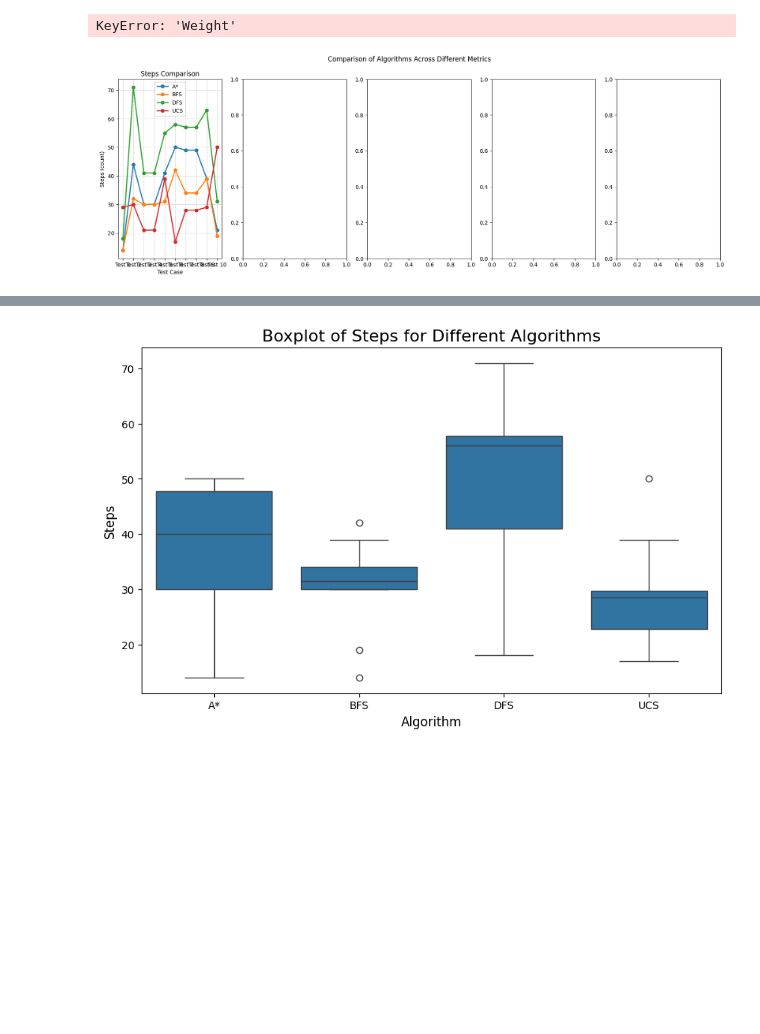
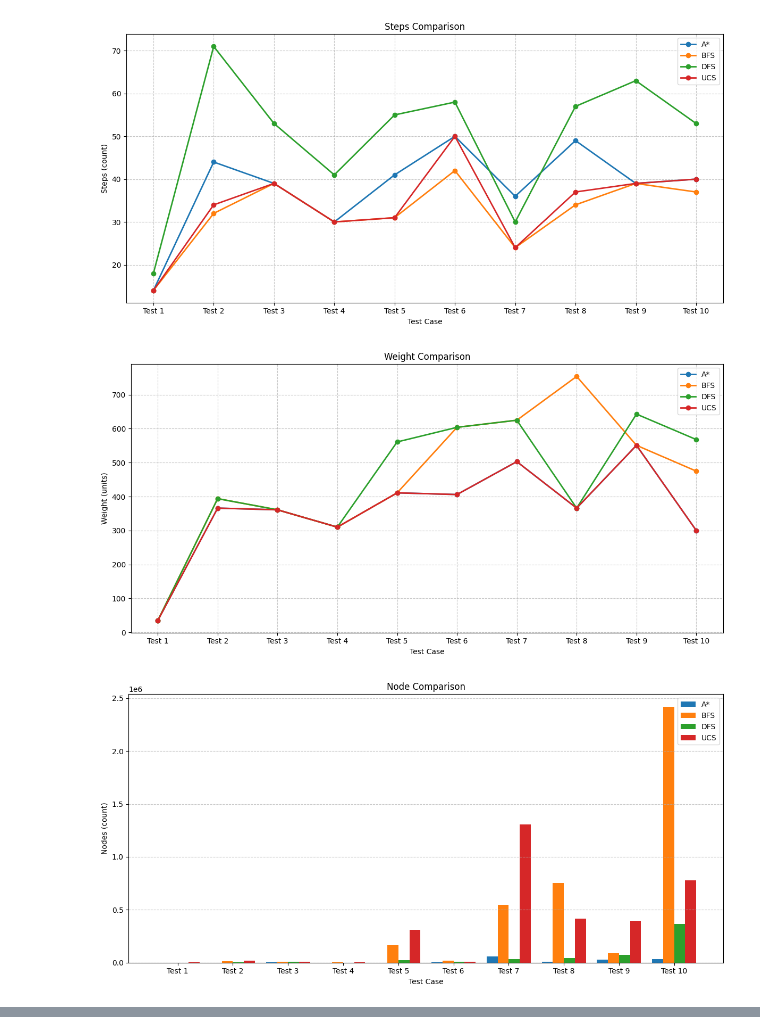
Before and after one commit to vantu-fit/AlgoMaze, a Jupyter notebook: output/metrics.ipynb, the cells around one changed output, grey strips where cells are left out. Cells and saved outputs as stored; diff of their text form; code cells hidden in the pictures; blank space fills up the shorter version.

Commit message:
add: comparision metrics

```diff
--- a/output/metrics.ipynb
+++ b/output/metrics.ipynb
@@ -177,57 +132,50 @@ algorithms = ["A*", "BFS", "DFS", "UCS"]
 metrics_keys = ["Steps", "Weight", "Node", "Time", "Memory"]
 y_labels = {
     "Steps": "Steps (count)",
     "Weight": "Weight (units)",
     "Node": "Nodes (count)",
     "Time": "Time (ms)",
     "Memory": "Memory (MB)"
 }
 
 # Số lượng test cases
 num_test_cases = len(metrics["A*"]["Steps"])
 
-# Tạo một figure với 1 hàng và 5 cột subplot
-fig, axs = plt.subplots(1, 5, figsize=(20, 6))  # 1 hàng và 5 cột
-fig.suptitle("Comparison of Algorithms Across Different Metrics")
-
-# Vẽ đường cho 'Steps' và 'Weight', còn lại vẽ biểu đồ cụm
+# Vẽ từng biểu đồ riêng biệt
 for idx, metric_key in enumerate(metrics_keys):
-    ax = axs[idx]  # Chọn subplot theo chỉ số idx
+    plt.figure(figsize=(12 , 6 ))
+    plt.title(f"{metric_key} Comparison")
 
     if metric_key in ["Steps", "Weight"]:
         # Biểu đồ đường (line plot) cho Steps và Weight
         for i, algo in enumerate(algorithms):
             data = [float(value) for value in metrics[algo][metric_key]]
-            ax.plot(range(1, len(data) + 1), data, label=algo, marker='o', linestyle='-', linewidth=2)
+            plt.plot(range(1, len(data) + 1), data, label=algo, marker='o', linestyle='-', linewidth=2)
 
-        ax.set_title(f"{metric_key} Comparison")
-        ax.set_xlabel("Test Case")
-        ax.set_ylabel(y_labels[metric_key])
-        ax.set_xticks(range(1, num_test_cases + 1))
-        ax.set_xticklabels([f"Test {i+1}" for i in range(num_test_cases)])
-        ax.legend()
-        ax.grid(True, linestyle="--", alpha=0.7)
+        plt.xlabel("Test Case")
+        plt.ylabel(y_labels[metric_key])
+        plt.xticks(range(1, num_test_cases + 1), [f"Test {i+1}" for i in range(num_test_cases)])
+        plt.legend()
+        plt.grid(True, linestyle="--", alpha=0.7)
 
     else:
         # Biểu đồ cụm (clustered bar chart) cho Node, Time, và Memory
         x = np.arange(num_test_cases)  # Vị trí cho các nhóm cột
         width = 0.2  # Độ rộng của từng cột
 
         for i, algo in enumerate(algorithms):
             data = [float(value) for value in metrics[algo][metric_key]]
-            ax.bar(x + i * width, data, width, label=algo)
+            plt.bar(x + i * width, data, width, label=algo)
 
-        ax.set_title(f"{metric_key} Comparison")
-        ax.set_xlabel("Test Case")
-        ax.set_ylabel(y_labels[metric_key])
-        ax.set_xticks(x + width * 1.5)
-        ax.set_xticklabels([f"Test {i+1}" for i in range(num_test_cases)])
-        ax.legend()
-        ax.grid(True, axis="y", linestyle="--", alpha=0.7)
+        plt.xlabel("Test Case")
+        plt.ylabel(y_labels[metric_key])
+        plt.xticks(x + width * 1.5, [f"Test {i+1}" for i in range(num_test_cases)])
+        plt.legend()
+        plt.grid(True, axis="y", linestyle="--", alpha=0.7)
 
-# Điều chỉnh khoảng cách giữa các subplots
-plt.tight_layout(rect=[0, 0, 1, 0.96])  # Chừa khoảng trống cho tiêu đề chính
-plt.show()
+    plt.tight_layout()
+    plt.show()
 # %% [output]
-KeyError: 'Weight'
-[figure, old version]
+[figure, new version]
+[figure, added]
+[figure, added]
@@ -234,29 +183,0 @@ KeyError: 'Weight'
-# %%
-import matplotlib.pyplot as plt
-import seaborn as sns
-import pandas as pd
-import numpy as np
-
-# Dữ liệu metrics (dữ liệu gốc đã có sẵn)
-metrics = {
-    'A*': {'Steps': [14, 44, 30, 30, 41, 50, 49, 49, 39, 21]},
-    'BFS': {'Steps': [14, 32, 30, 30, 31, 42, 34, 34, 39, 19]},
-    'DFS': {'Steps': [18, 71, 41, 41, 55, 58, 57, 57, 63, 31]},
-    'UCS': {'Steps': [29, 30, 21, 21, 39, 17, 28, 28, 29, 50]}
-}
-
-# Chuyển dữ liệu metrics thành DataFrame với dạng dài (long format)
-df_steps_long = pd.DataFrame({
-    'Algorithm': ['A*'] * 10 + ['BFS'] * 10 + ['DFS'] * 10 + ['UCS'] * 10,  # Lặp lại tên thuật toán cho mỗi bước
-    'Steps': metrics['A*']['Steps'] + metrics['BFS']['Steps'] + metrics['DFS']['Steps'] + metrics['UCS']['Steps']
-})
-
-# Vẽ biểu đồ Boxplot cho số bước (Steps)
-plt.figure(figsize=(10, 6))
-sns.boxplot(x='Algorithm', y='Steps', data=df_steps_long)
-plt.title('Boxplot of Steps for Different Algorithms', fontsize=16)
-plt.xlabel('Algorithm', fontsize=12)
-plt.ylabel('Steps', fontsize=12)
-plt.show()
-# %% [output]
-[figure, removed]
```
Also changed, not shown: parts of 3 cells of this notebook, 18 other files.
